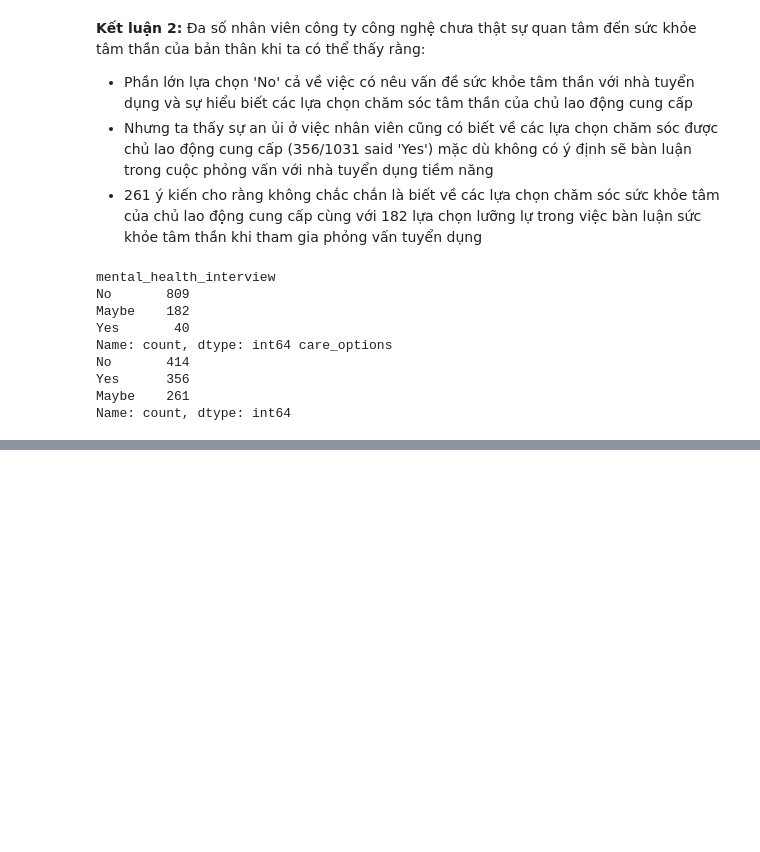
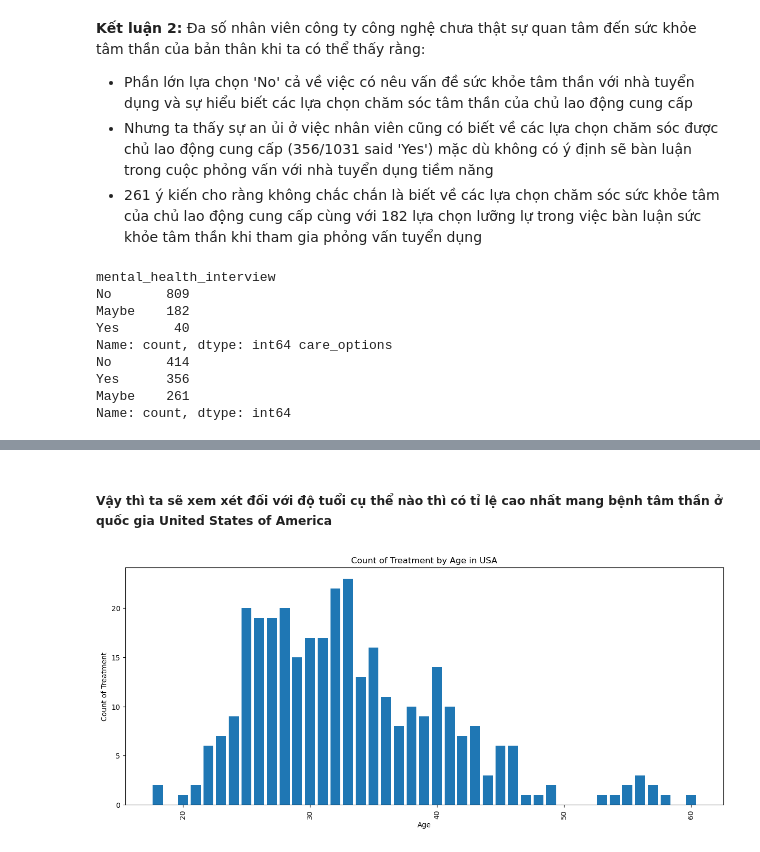
Before and after one commit to cheesepp/P4DS_FinalProject, a Jupyter notebook: EDA.ipynb, the cells around one changed output, grey strips where cells are left out. Saved outputs shown, nothing was run; the diff lists cells and outputs as text; code cells hidden in the pictures; blank space fills up the shorter version.

```diff
--- a/EDA.ipynb
+++ b/EDA.ipynb
@@ -167,0 +226,17 @@ Name: count, dtype: int64
+# %% [markdown]
+##### Vậy thì ta sẽ xem xét đối với độ tuổi cụ thể nào thì có tỉ lệ cao nhất mang bệnh tâm thần ở quốc gia United States of America
+# %%
+usa_data = df_for_viz[(df_for_viz['Country'] == 'United States of America') & (df_for_viz['treatment'] == 1)]
+
+# Group by 'Age' and count 'treatment'
+grouped_age = usa_data.groupby('Age')['treatment'].count()
+
+plt.figure(figsize = (15, 6))
+plt.bar(grouped_age.index, grouped_age)
+plt.xlabel('Age')
+plt.ylabel('Count of Treatment')
+plt.title('Count of Treatment by Age in USA')
+plt.xticks(rotation = 90)
+plt.show()
+# %% [output]
+[figure, added]
```
Also changed, not shown: parts of 7 cells of this notebook.
